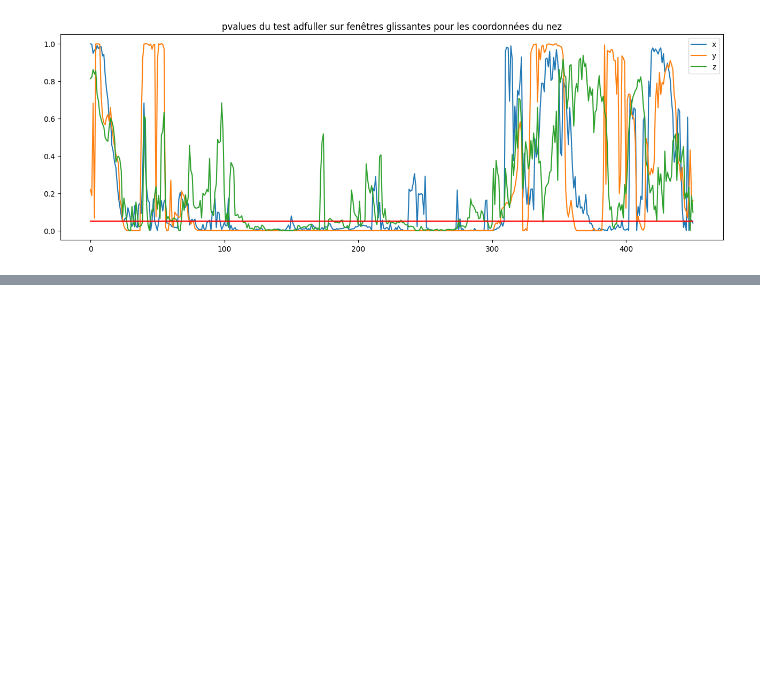
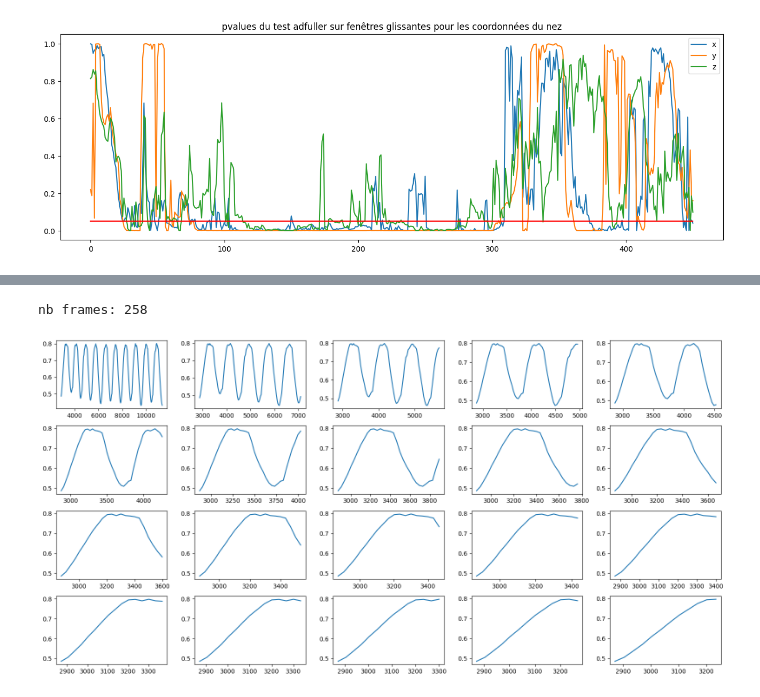
Before and after one commit to Franck-LF/time_series, a Jupyter notebook: Brief_video.ipynb, the cells around one changed output, grey strips where cells are left out. Saved outputs shown, nothing was run; the diff lists cells and outputs as text; code cells hidden in the pictures; blank space fills up the shorter version.

```diff
--- a/Brief_video.ipynb
+++ b/Brief_video.ipynb
@@ -380,0 +563,14 @@ On identifie toute une zone où il y a saisonnalité.
+# %%
+n_frames = df_period.shape[0]
+print("nb frames:", n_frames)
+
+fig, ax = plt.subplots(4, 5, figsize = (16, 8))
+for i in range(20):
+    n_split = i + 1
+    length = n_frames // n_split
+    ax[i // 5, i % 5].plot(df_period[:length]['y'])
+
+fig.tight_layout()
+# %% [output]
+nb frames: 258
+[figure, added]
```
Also changed, not shown: parts of 36 cells of this notebook.
